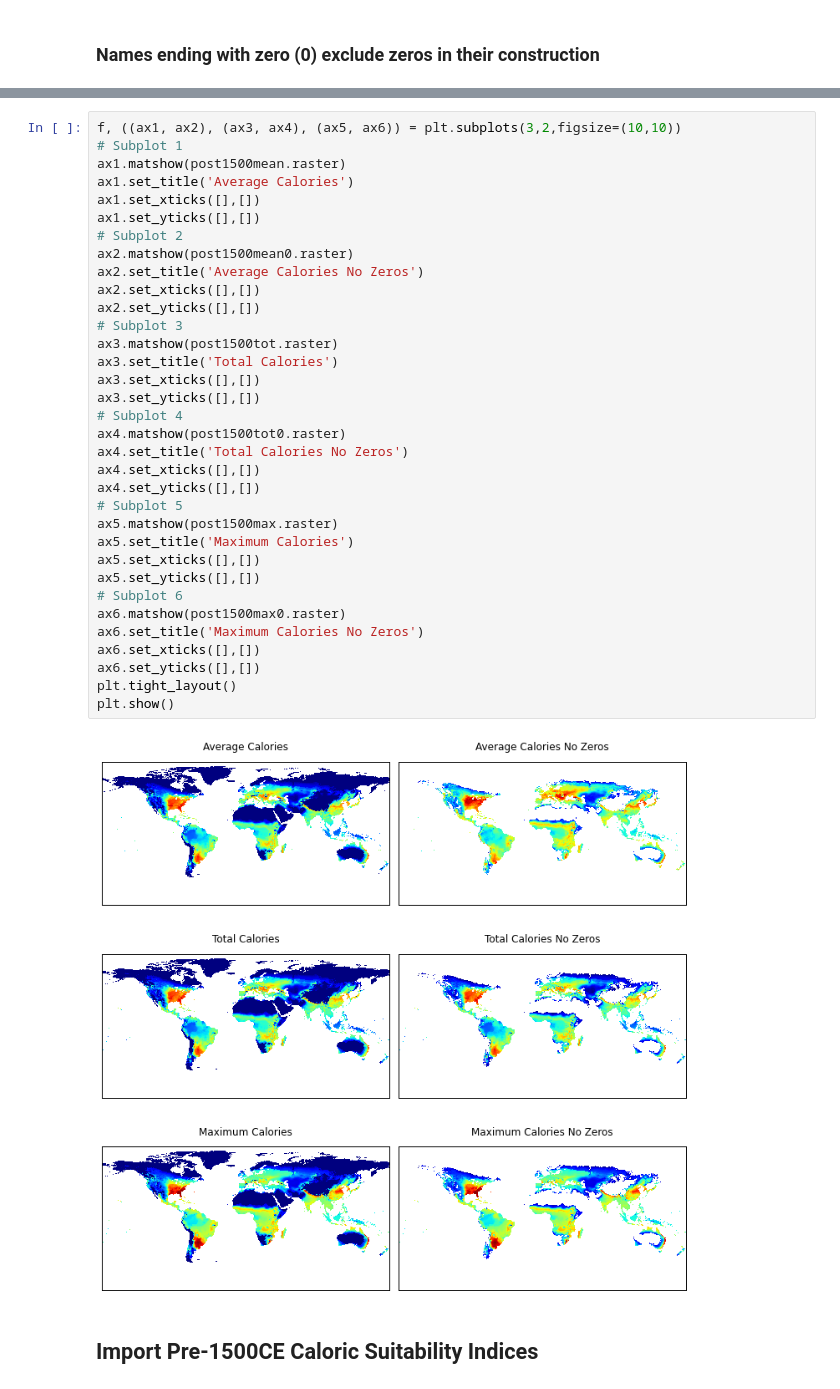
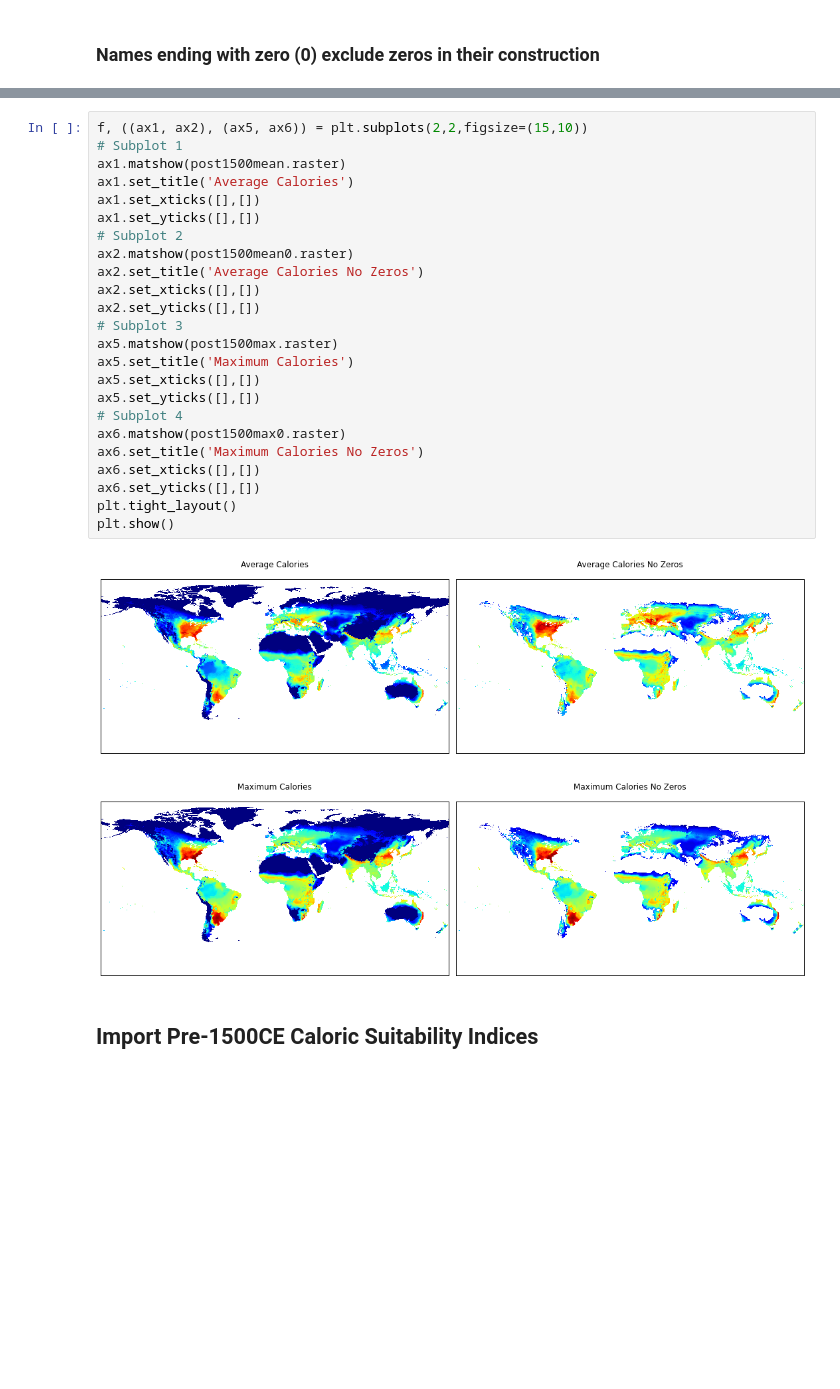
Before and after one commit to ozak/Caloric-Suitability-Index, a Jupyter notebook: notebooks/Caloric and Agricultural Suitability.ipynb, the cells around one changed output, grey strips where cells are left out. Saved outputs shown, nothing was run; the diff lists cells and outputs as text; blank space fills up the shorter version.

```diff
--- a/notebooks/Caloric and Agricultural Suitability.ipynb
+++ b/notebooks/Caloric and Agricultural Suitability.ipynb
@@ -90,38 +106,28 @@ In particular, this means, that if for a cell $c$, $n$ of the 48 crops in the FA
 # %%
-f, ((ax1, ax2), (ax3, ax4), (ax5, ax6)) = plt.subplots(3,2,figsize=(10,10))
+f, ((ax1, ax2), (ax5, ax6)) = plt.subplots(2,2,figsize=(15,10))
 # Subplot 1
 ax1.matshow(post1500mean.raster)
 ax1.set_title('Average Calories')
 ax1.set_xticks([],[])
 ax1.set_yticks([],[])
 # Subplot 2
 ax2.matshow(post1500mean0.raster)
 ax2.set_title('Average Calories No Zeros')
 ax2.set_xticks([],[])
 ax2.set_yticks([],[])
 # Subplot 3
-ax3.matshow(post1500tot.raster)
-ax3.set_title('Total Calories')
-ax3.set_xticks([],[])
-ax3.set_yticks([],[])
-# Subplot 4
-ax4.matshow(post1500tot0.raster)
-ax4.set_title('Total Calories No Zeros')
-ax4.set_xticks([],[])
-ax4.set_yticks([],[])
-# Subplot 5
 ax5.matshow(post1500max.raster)
 ax5.set_title('Maximum Calories')
 ax5.set_xticks([],[])
 ax5.set_yticks([],[])
-# Subplot 6
+# Subplot 4
 ax6.matshow(post1500max0.raster)
 ax6.set_title('Maximum Calories No Zeros')
 ax6.set_xticks([],[])
 ax6.set_yticks([],[])
 plt.tight_layout()
 plt.show()
 # %% [output]
-[figure, old version]
+[figure, new version]
 # %% [markdown]
 ## Import Pre-1500CE Caloric Suitability Indices
```
Also changed, not shown: parts of 34 cells of this notebook, 4 other files.
